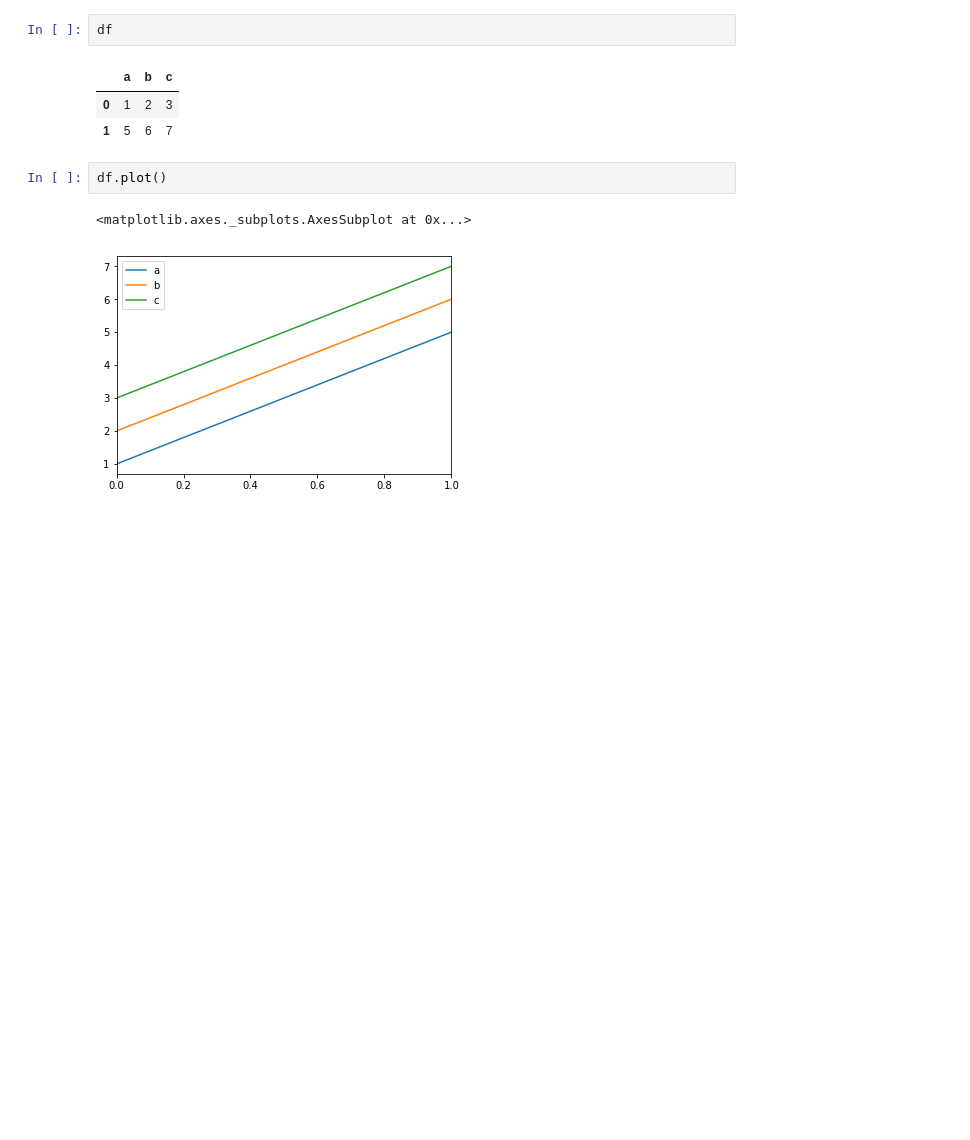
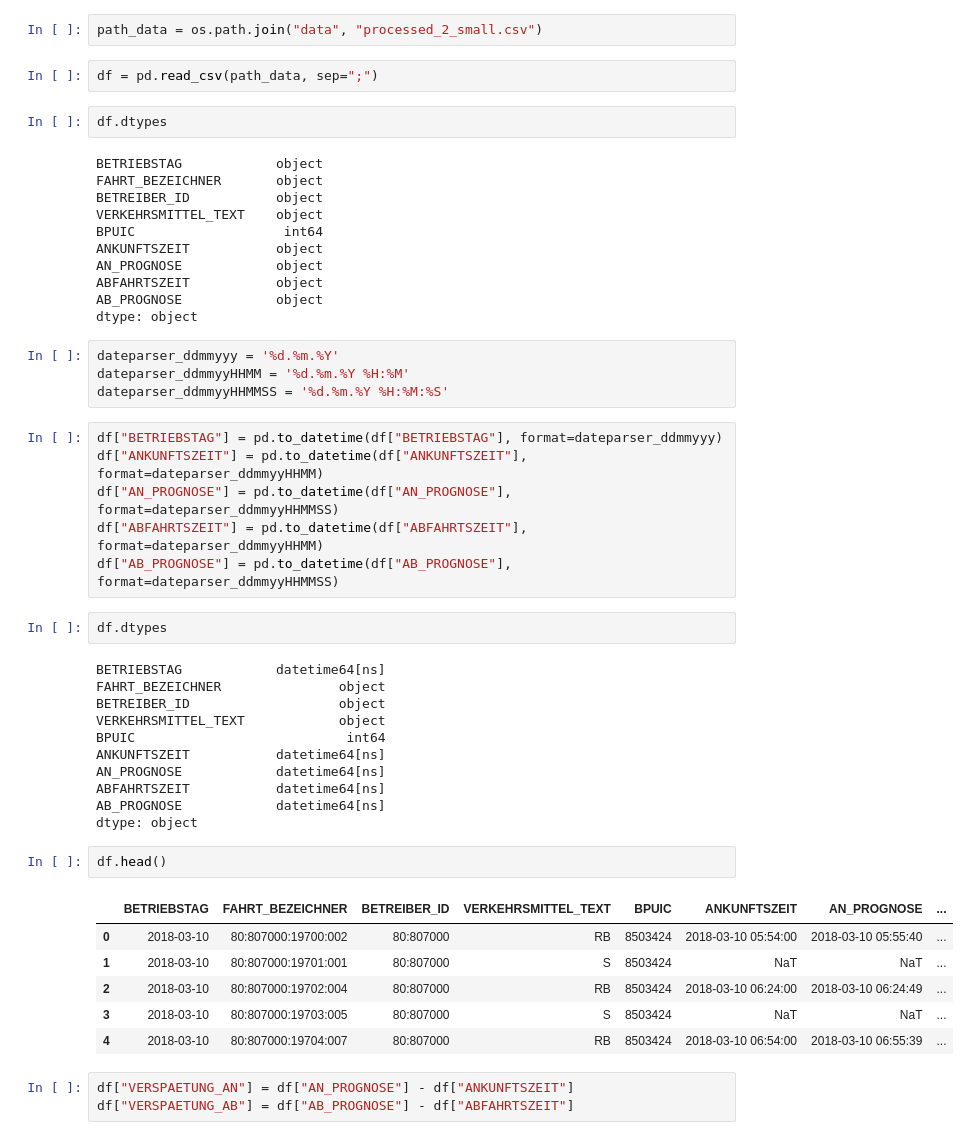
Before and after one commit to jlieberherr/swiss-train-delay-distributions, a Jupyter notebook: analysis.ipynb, the cells around one changed output. Cells and saved outputs as stored; diff of their text form; blank space fills up the shorter version.

```diff
--- a/analysis.ipynb
+++ b/analysis.ipynb
@@ -24,11 +14,52 @@ df = pd.DataFrame([[1, 2, 3], [5, 6, 7]], columns=["a", "b", "c"])
+# %%
+path_data = os.path.join("data", "processed_2_small.csv")
+# %%
+df = pd.read_csv(path_data, sep=";")
 # %%
-df
+df.dtypes
 # %% [output]
-|  | a | b | c |
-| 0 | 1 | 2 | 3 |
-| 1 | 5 | 6 | 7 |
+BETRIEBSTAG            object
+FAHRT_BEZEICHNER       object
+BETREIBER_ID           object
+VERKEHRSMITTEL_TEXT    object
+BPUIC                   int64
+ANKUNFTSZEIT           object
+AN_PROGNOSE            object
+ABFAHRTSZEIT           object
+AB_PROGNOSE            object
+dtype: object
+# %%
+dateparser_ddmmyyy = '%d.%m.%Y'
+dateparser_ddmmyyHHMM = '%d.%m.%Y %H:%M'
+dateparser_ddmmyyHHMMSS = '%d.%m.%Y %H:%M:%S'
+# %%
+df["BETRIEBSTAG"] = pd.to_datetime(df["BETRIEBSTAG"], format=dateparser_ddmmyyy)
+df["ANKUNFTSZEIT"] = pd.to_datetime(df["ANKUNFTSZEIT"], format=dateparser_ddmmyyHHMM)
+df["AN_PROGNOSE"] = pd.to_datetime(df["AN_PROGNOSE"], format=dateparser_ddmmyyHHMMSS)
+df["ABFAHRTSZEIT"] = pd.to_datetime(df["ABFAHRTSZEIT"], format=dateparser_ddmmyyHHMM)
+df["AB_PROGNOSE"] = pd.to_datetime(df["AB_PROGNOSE"], format=dateparser_ddmmyyHHMMSS)
 # %%
-df.plot()
+df.dtypes
 # %% [output]
-<matplotlib.axes._subplots.AxesSubplot at 0x...>
+BETRIEBSTAG            datetime64[ns]
+FAHRT_BEZEICHNER               object
+BETREIBER_ID                   object
+VERKEHRSMITTEL_TEXT            object
+BPUIC                           int64
+ANKUNFTSZEIT           datetime64[ns]
+AN_PROGNOSE            datetime64[ns]
+ABFAHRTSZEIT           datetime64[ns]
+AB_PROGNOSE            datetime64[ns]
+dtype: object
-[figure, removed]
+# %%
+df.head()
+# %% [output]
+|  | BETRIEBSTAG | FAHRT_BEZEICHNER | BETREIBER_ID | VERKEHRSMITTEL_TEXT | BPUIC | ANKUNFTSZEIT | AN_PROGNOSE | ... |
+| 0 | 2018-03-10 | 80:807000:19700:002 | 80:807000 | RB | 8503424 | 2018-03-10 05:54:00 | 2018-03-10 05:55:40 | ... |
+| 1 | 2018-03-10 | 80:807000:19701:001 | 80:807000 | S | 8503424 | NaT | NaT | ... |
+| 2 | 2018-03-10 | 80:807000:19702:004 | 80:807000 | RB | 8503424 | 2018-03-10 06:24:00 | 2018-03-10 06:24:49 | ... |
+| 3 | 2018-03-10 | 80:807000:19703:005 | 80:807000 | S | 8503424 | NaT | NaT | ... |
+| 4 | 2018-03-10 | 80:807000:19704:007 | 80:807000 | RB | 8503424 | 2018-03-10 06:54:00 | 2018-03-10 06:55:39 | ... |
+# %%
+df["VERSPAETUNG_AN"] = df["AN_PROGNOSE"] - df["ANKUNFTSZEIT"]
+df["VERSPAETUNG_AB"] = df["AB_PROGNOSE"] - df["ABFAHRTSZEIT"]
```
Also changed, not shown: parts of 19 cells of this notebook, 1 other file.
